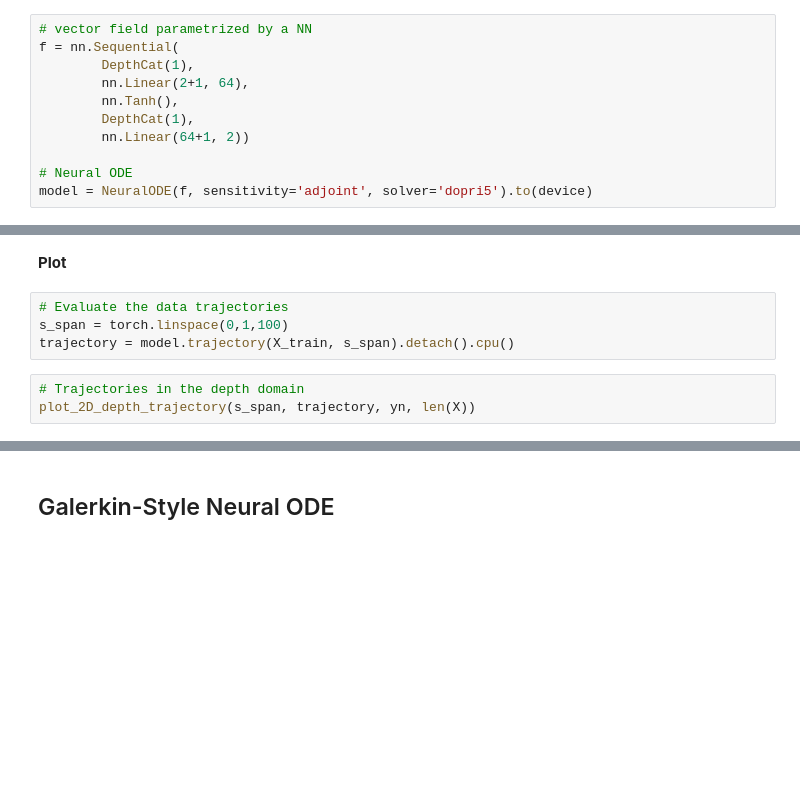
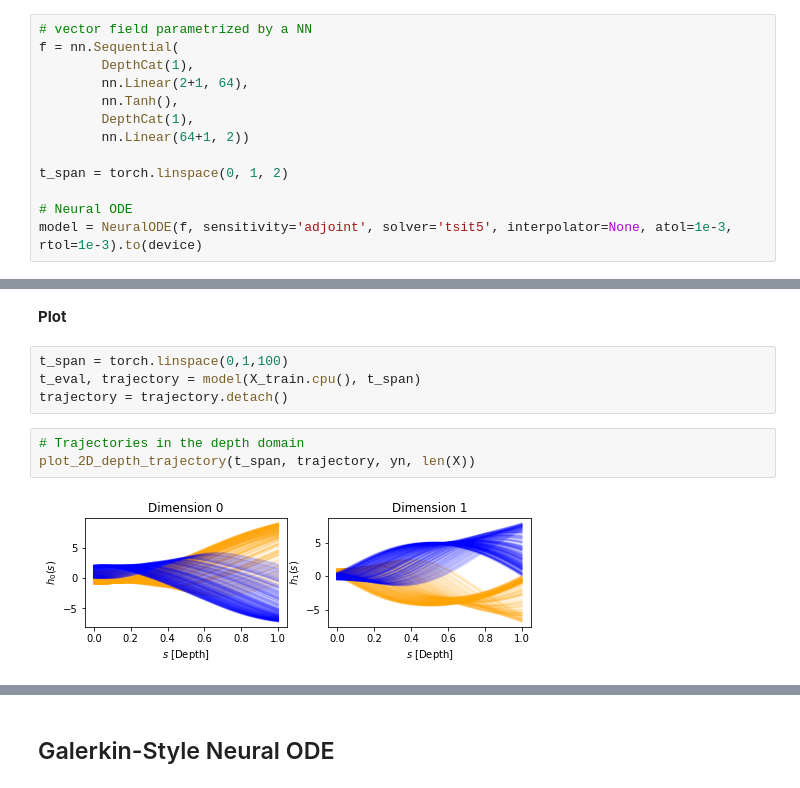
Before and after one commit to DiffEqML/torchdyn, a Jupyter notebook: tutorials/01a_neural_ode_cookbook.ipynb, the cells around one changed output, grey strips where cells are left out. Cells and saved outputs as stored; diff of their text form; blank space fills up the shorter version.

```diff
--- a/tutorials/01a_neural_ode_cookbook.ipynb
+++ b/tutorials/01a_neural_ode_cookbook.ipynb
@@ -158,7 +165,9 @@ f = nn.Sequential(
         DepthCat(1),
         nn.Linear(64+1, 2))
 
+t_span = torch.linspace(0, 1, 2)
+
 # Neural ODE
-model = NeuralODE(f, sensitivity='adjoint', solver='dopri5').to(device)
+model = NeuralODE(f, sensitivity='adjoint', solver='tsit5', interpolator=None, atol=1e-3, rtol=1e-3).to(device)
 # %%
 # train the Neural ODE
@@ -168,12 +189,14 @@ trainer.fit(learn)
 # %% [markdown]
 **Plot**
 # %%
-# Evaluate the data trajectories
-s_span = torch.linspace(0,1,100)
-trajectory = model.trajectory(X_train, s_span).detach().cpu()
+t_span = torch.linspace(0,1,100)
+t_eval, trajectory = model(X_train.cpu(), t_span)
+trajectory = trajectory.detach()
 # %%
 # Trajectories in the depth domain
-plot_2D_depth_trajectory(s_span, trajectory, yn, len(X))
+plot_2D_depth_trajectory(t_span, trajectory, yn, len(X))
+# %% [output]
+[figure, added]
 # %%
 # Trajectories in the state-space
 plot_2D_state_space(trajectory, yn, len(X))
```
Also changed, not shown: parts of 27 cells of this notebook, 12 other files.
